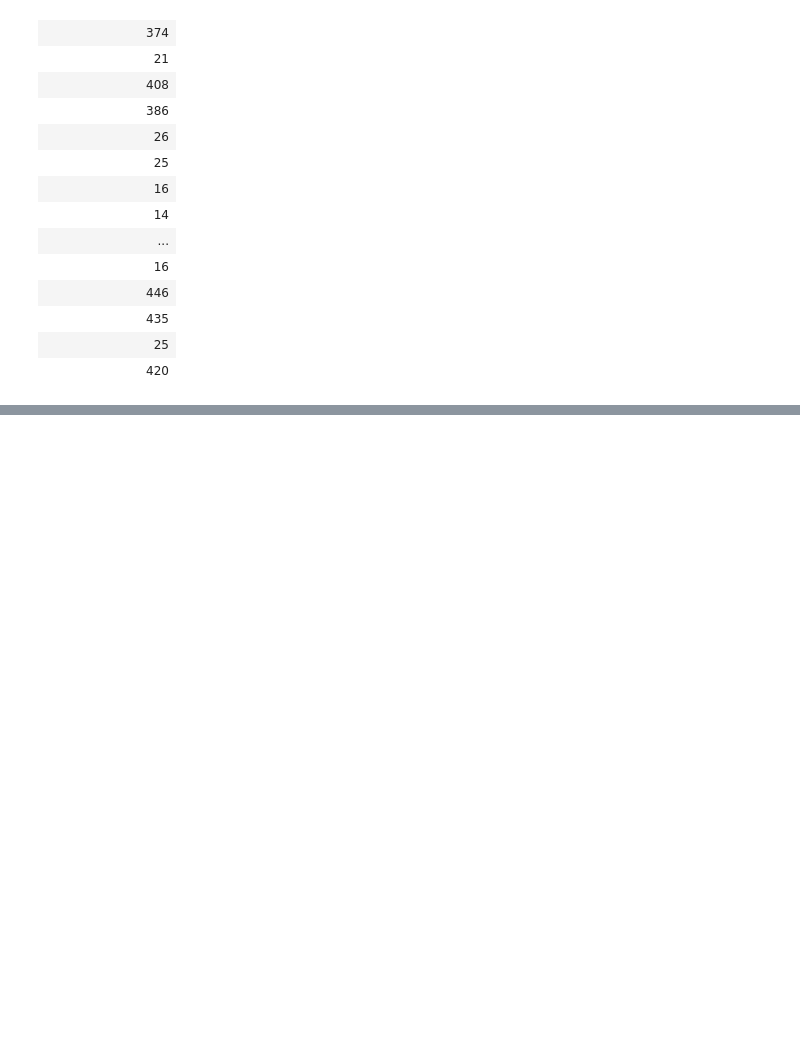
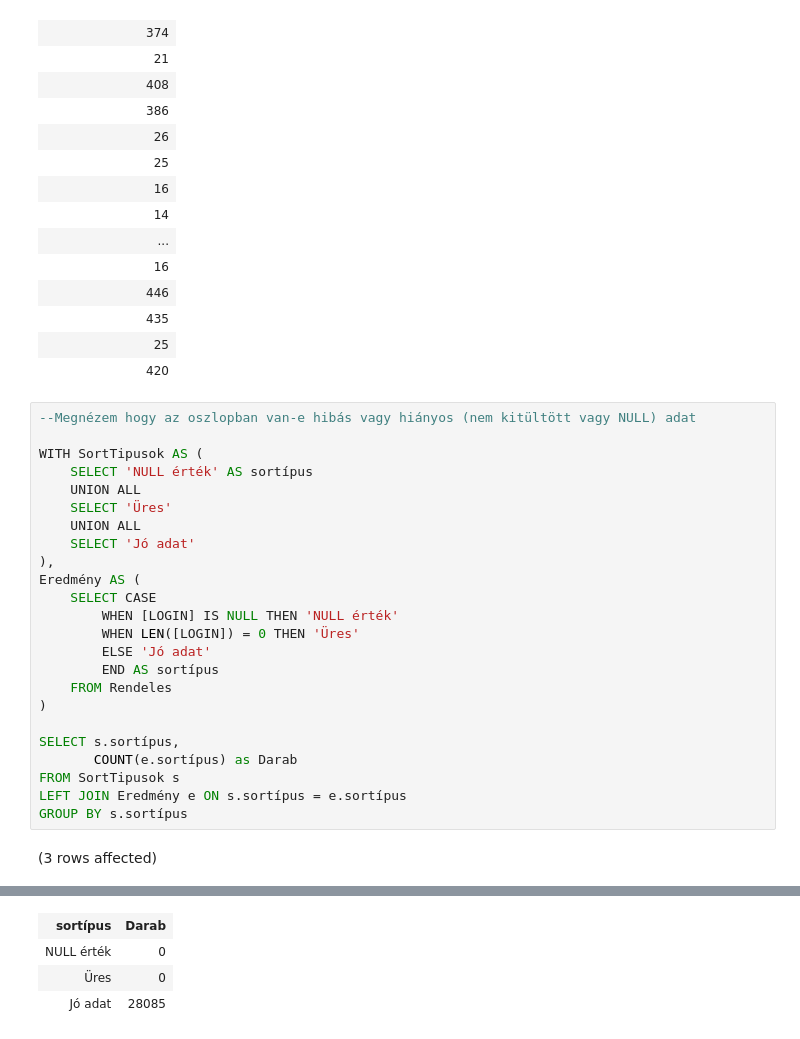
Before and after one commit to telekboldi2/sql.uni-corvinus, a Jupyter notebook: hazi_feladat01.ipynb, the cells around one changed output, grey strips where cells are left out. Saved outputs shown, nothing was run; the diff lists cells and outputs as text; blank space fills up the shorter version.

```diff
--- a/hazi_feladat01.ipynb
+++ b/hazi_feladat01.ipynb
@@ -46,3 +46,29 @@ Total execution time: 00:00:00.040
 | 435 |
 | 25 |
 | 420 |
+# %%
+--Megnézem hogy az oszlopban van-e hibás vagy hiányos (nem kitültött vagy NULL) adat
+
+WITH SortTipusok AS (
+    SELECT 'NULL érték' AS sortípus
+    UNION ALL
+    SELECT 'Üres'
+    UNION ALL
+    SELECT 'Jó adat'
+),
+Eredmény AS (
+    SELECT CASE
+        WHEN [LOGIN] IS NULL THEN 'NULL érték'
+        WHEN LEN([LOGIN]) = 0 THEN 'Üres'
+        ELSE 'Jó adat'
+        END AS sortípus
+    FROM Rendeles
+)
+
+SELECT s.sortípus,
+       COUNT(e.sortípus) as Darab
+FROM SortTipusok s
+LEFT JOIN Eredmény e ON s.sortípus = e.sortípus
+GROUP BY s.sortípus
+# %% [output]
+(3 rows affected)
@@ -48,0 +76,4 @@ Total execution time: 00:00:00.040
+| sortípus | Darab |
+| NULL érték | 0 |
+| Üres | 0 |
+| Jó adat | 28085 |
```
Also changed, not shown: parts of 3 cells of this notebook.
